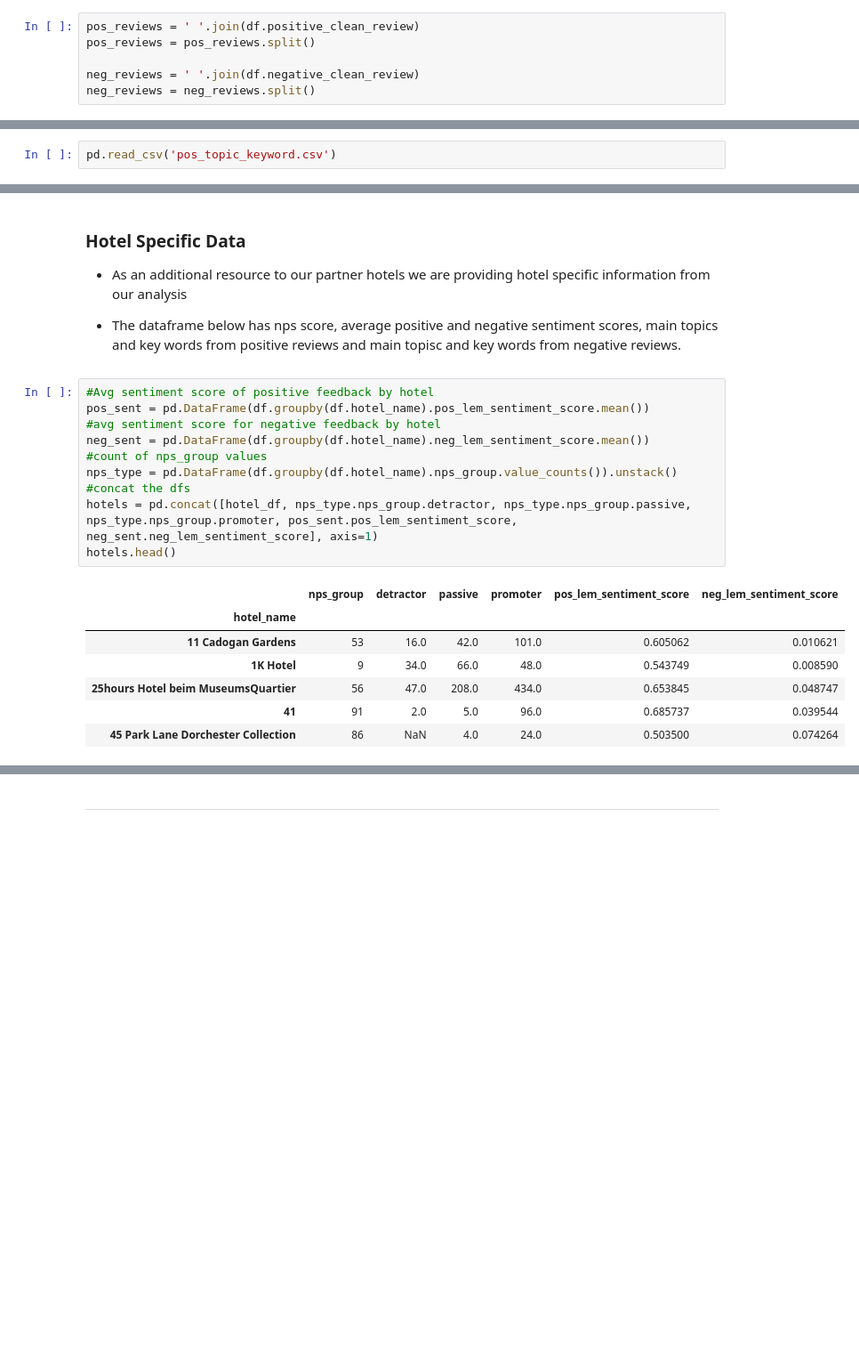
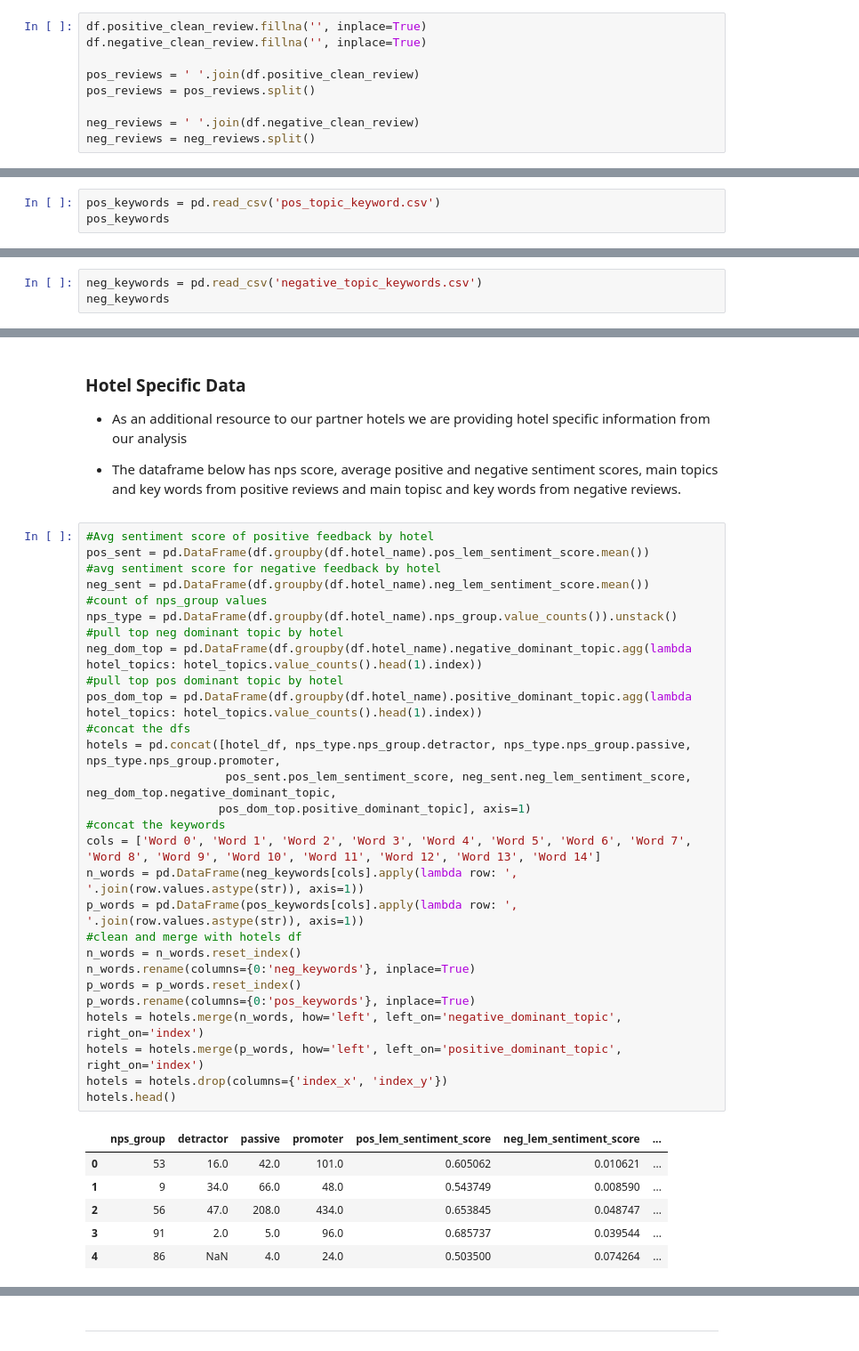
Before and after one commit to InPersonAnalysis/customer_review_capston, a Jupyter notebook: final_notebook.ipynb, the cells around one changed output, grey strips where cells are left out. Shown at 89% size. Cells and saved outputs as stored; diff of their text form; blank space fills up the shorter version.

Commit message:
hotel agg update

```diff
--- a/final_notebook.ipynb
+++ b/final_notebook.ipynb
@@ -107,6 +107,9 @@ df.groupby(df.hotel_name).reviewer_score.mean().plot.hist()
 
 - After cleaning / wrangling the text data from the reviews we looked at most frequent unigrams, bigrams, trigram, etc from both the positive reviews and the negative reviews.
 # %%
+df.positive_clean_review.fillna('', inplace=True)
+df.negative_clean_review.fillna('', inplace=True)
+
 pos_reviews = ' '.join(df.positive_clean_review)
 pos_reviews = pos_reviews.split()
 
@@ -247,7 +250,8 @@ sns.barplot(data=df, x='nps_group', y='neg_lem_sentiment_score', ci=False)
 
 - Notes..
 # %%
-pd.read_csv('pos_topic_keyword.csv')
+pos_keywords = pd.read_csv('pos_topic_keyword.csv')
+pos_keywords
 # %% [output]
 |  | Unnamed: 0 | Word 0 | Word 1 | Word 2 | Word 3 | Word 4 | Word 5 | Word 6 | Word 7 | Word 8 | Word 9 | ... |
 | 0 | Topic 0 | room | bed | comfortable | clean | nice | comfy | bathroom | spacious | good | great | ... |
@@ -276,0 +267,3 @@ pd.read_csv('negative_topic_keywords.csv')
+# %%
+neg_keywords = pd.read_csv('negative_topic_keywords.csv')
+neg_keywords
@@ -323,18 +328,35 @@ hotel_df.plot.hist()
 # %%
 #Avg sentiment score of positive feedback by hotel
 pos_sent = pd.DataFrame(df.groupby(df.hotel_name).pos_lem_sentiment_score.mean())
 #avg sentiment score for negative feedback by hotel
 neg_sent = pd.DataFrame(df.groupby(df.hotel_name).neg_lem_sentiment_score.mean())
 #count of nps_group values
 nps_type = pd.DataFrame(df.groupby(df.hotel_name).nps_group.value_counts()).unstack()
+#pull top neg dominant topic by hotel
+neg_dom_top = pd.DataFrame(df.groupby(df.hotel_name).negative_dominant_topic.agg(lambda hotel_topics: hotel_topics.value_counts().head(1).index))
+#pull top pos dominant topic by hotel
+pos_dom_top = pd.DataFrame(df.groupby(df.hotel_name).positive_dominant_topic.agg(lambda hotel_topics: hotel_topics.value_counts().head(1).index))
 #concat the dfs
-hotels = pd.concat([hotel_df, nps_type.nps_group.detractor, nps_type.nps_group.passive, nps_type.nps_group.promoter, pos_sent.pos_lem_sentiment_score, neg_sent.neg_lem_sentiment_score], axis=1)
+hotels = pd.concat([hotel_df, nps_type.nps_group.detractor, nps_type.nps_group.passive, nps_type.nps_group.promoter,
+                    pos_sent.pos_lem_sentiment_score, neg_sent.neg_lem_sentiment_score, neg_dom_top.negative_dominant_topic,
+                   pos_dom_top.positive_dominant_topic], axis=1)
+#concat the keywords
+cols = ['Word 0', 'Word 1', 'Word 2', 'Word 3', 'Word 4', 'Word 5', 'Word 6', 'Word 7', 'Word 8', 'Word 9', 'Word 10', 'Word 11', 'Word 12', 'Word 13', 'Word 14']
+n_words = pd.DataFrame(neg_keywords[cols].apply(lambda row: ', '.join(row.values.astype(str)), axis=1))
+p_words = pd.DataFrame(pos_keywords[cols].apply(lambda row: ', '.join(row.values.astype(str)), axis=1))
+#clean and merge with hotels df
+n_words = n_words.reset_index()
+n_words.rename(columns={0:'neg_keywords'}, inplace=True)
+p_words = p_words.reset_index()
+p_words.rename(columns={0:'pos_keywords'}, inplace=True)
+hotels = hotels.merge(n_words, how='left', left_on='negative_dominant_topic', right_on='index')
+hotels = hotels.merge(p_words, how='left', left_on='positive_dominant_topic', right_on='index')
+hotels = hotels.drop(columns={'index_x', 'index_y'})
 hotels.head()
 # %% [output]
-|  | nps_group | detractor | passive | promoter | pos_lem_sentiment_score | neg_lem_sentiment_score |
-| hotel_name |  |  |  |  |  |  |
-| 11 Cadogan Gardens | 53 | 16.0 | 42.0 | 101.0 | 0.605062 | 0.010621 |
-| 1K Hotel | 9 | 34.0 | 66.0 | 48.0 | 0.543749 | 0.008590 |
-| 25hours Hotel beim MuseumsQuartier | 56 | 47.0 | 208.0 | 434.0 | 0.653845 | 0.048747 |
-| 41 | 91 | 2.0 | 5.0 | 96.0 | 0.685737 | 0.039544 |
-| 45 Park Lane Dorchester Collection | 86 | NaN | 4.0 | 24.0 | 0.503500 | 0.074264 |
+|  | nps_group | detractor | passive | promoter | pos_lem_sentiment_score | neg_lem_sentiment_score | ... |
+| 0 | 53 | 16.0 | 42.0 | 101.0 | 0.605062 | 0.010621 | ... |
+| 1 | 9 | 34.0 | 66.0 | 48.0 | 0.543749 | 0.008590 | ... |
+| 2 | 56 | 47.0 | 208.0 | 434.0 | 0.653845 | 0.048747 | ... |
+| 3 | 91 | 2.0 | 5.0 | 96.0 | 0.685737 | 0.039544 | ... |
+| 4 | 86 | NaN | 4.0 | 24.0 | 0.503500 | 0.074264 | ... |
```
Also changed, not shown: parts of 10 cells of this notebook.
